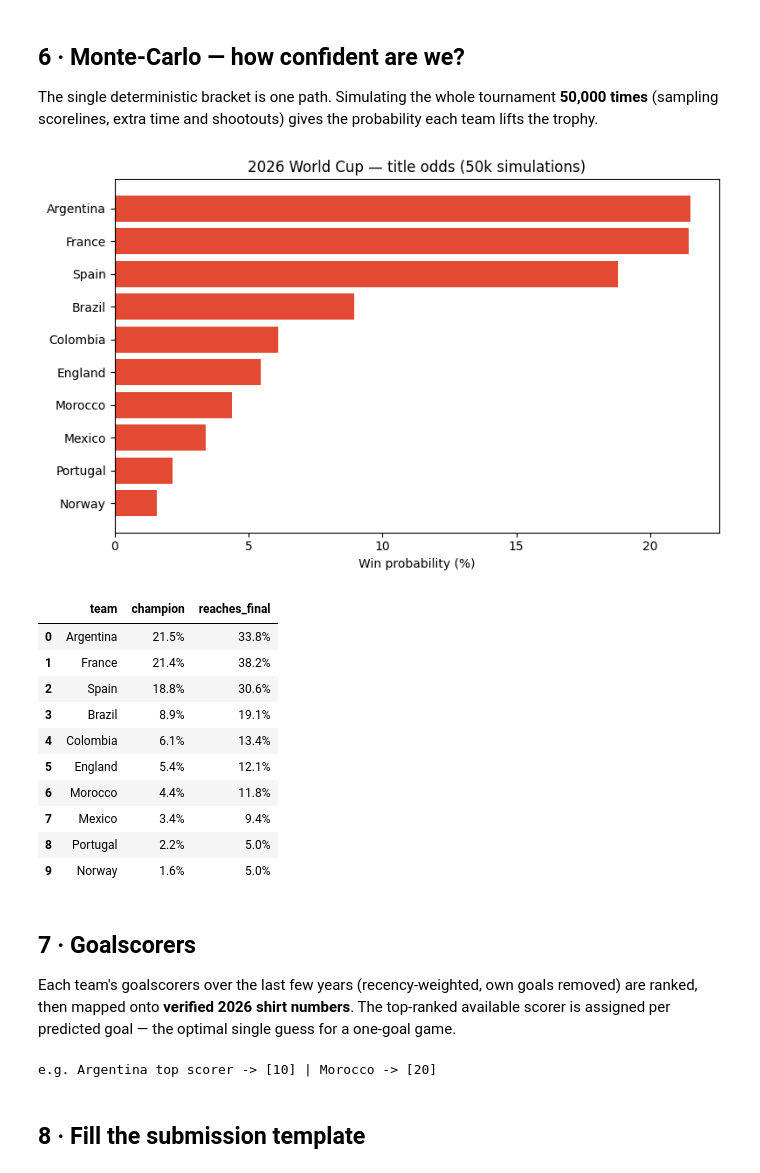
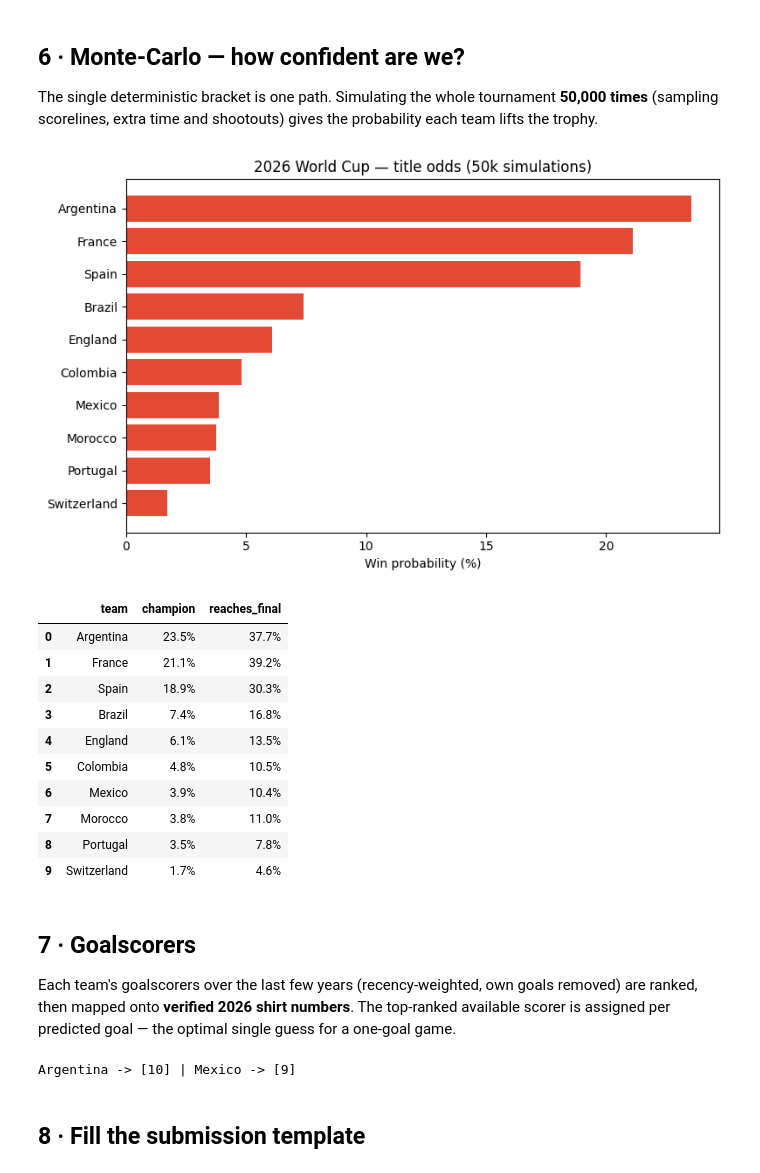
Before and after one commit to nxl49/muFIFA, a Jupyter notebook: notebooks/mufifa_worldcup_2026.ipynb, the cells around one changed output. Saved outputs shown, nothing was run; the diff lists cells and outputs as text; code cells hidden in the pictures.

```diff
--- a/notebooks/mufifa_worldcup_2026.ipynb
+++ b/notebooks/mufifa_worldcup_2026.ipynb
@@ -264,0 +217,27 @@ Locked R32 winners: ['Canada', 'Morocco', 'France', 'Paraguay', 'Norway', 'Brazi
+# %%
+# Actual Round of 16 fixtures (home, away), in official match_id order
+R16_FIXTURES = [
+    ("Canada", "Morocco"),          # R16_001  @ Houston
+    ("Paraguay", "France"),         # R16_002  @ Philadelphia
+    ("Brazil", "Norway"),           # R16_003  @ East Rutherford
+    ("Mexico", "England"),          # R16_004  @ Mexico City  (Mexico host)
+    ("Portugal", "Spain"),          # R16_005  @ Dallas
+    ("United States", "Belgium"),   # R16_006  @ Seattle       (USA host)
+    ("Argentina", "Egypt"),         # R16_007  @ Atlanta
+    ("Switzerland", "Colombia"),    # R16_008  @ Vancouver
+]
+QF_PAIRS   = [(0,1),(2,3),(4,5),(6,7)]   # each QF = winners of these two R16 fixtures
+SF_PAIRS   = [(0,1),(2,3)]                # each SF = winners of these two QFs
+FINAL_PAIR = (0,1); THIRD_PAIR = (0,1)
+MATCH_IDS = {"R16-0":"R16_001","R16-1":"R16_002","R16-2":"R16_003","R16-3":"R16_004",
+             "R16-4":"R16_005","R16-5":"R16_006","R16-6":"R16_007","R16-7":"R16_008",
+             "QF-0":"QF_001","QF-1":"QF_002","QF-2":"QF_003","QF-3":"QF_004",
+             "SF-0":"SF_001","SF-1":"SF_002","Third":"TP_001","Final":"F_001"}
+STAGE_LABEL = {"R16":"Round of 16","QF":"Quarter Final","SF":"Semi Final",
+               "Third":"Third Place Play-off","Final":"Final"}
+
+def host_adv(team, rnd):
+    if team == "United States": return 1.0        # all US knockout games in the USA
+    if team == "Mexico" and rnd == "R16": return 1.0  # Mexico City
+    return 0.0
+print("R16 fixtures:", len(R16_FIXTURES))
@@ -359,47 +319,46 @@ The single deterministic bracket is one path. Simulating the whole tournament **
 # %%
 def sample_result(home, away, rnd, rng):
     lh = expected_goals(beta,(ratings[home]-ratings[away])/100.0, host_adv(home,rnd))
     la = expected_goals(beta,(ratings[away]-ratings[home])/100.0, host_adv(away,rnd))
     hs, as_ = rng.poisson(lh), rng.poisson(la)
     if hs != as_: return home if hs>as_ else away
     hs += rng.poisson(lh/3); as_ += rng.poisson(la/3)
     if hs != as_: return home if hs>as_ else away
     return home if rng.random() < 0.5 + 0.5*(elo_edge_draw(home,away,rnd)-0.5) else away
 
 def monte_carlo(n=50000, seed=42):
     rng = np.random.default_rng(seed); champ={}; final={}
     for _ in range(n):
-        r32w = {m:(R32[m][2] or sample_result(*R32[m][:2],"R32",rng)) for m in R32}
-        r16w = {k:sample_result(r32w[fh],r32w[fa],"R16",rng) for k,(fh,fa) in R16.items()}
-        qfw  = {q:sample_result(r16w[fh],r16w[fa],"QF",rng) for q,(fh,fa) in QF.items()}
-        sfw  = {i:sample_result(qfw[fh],qfw[fa],"SF",rng) for i,(fh,fa) in SF.items()}
-        fh, fa = sfw[FINAL[0]], sfw[FINAL[1]]
+        r16w = [sample_result(h,a,"R16",rng) for h,a in R16_FIXTURES]
+        qfw  = [sample_result(r16w[i],r16w[j],"QF",rng) for i,j in QF_PAIRS]
+        sfw  = [sample_result(qfw[i],qfw[j],"SF",rng) for i,j in SF_PAIRS]
+        fh, fa = sfw[FINAL_PAIR[0]], sfw[FINAL_PAIR[1]]
         final[fh]=final.get(fh,0)+1; final[fa]=final.get(fa,0)+1
         c = sample_result(fh,fa,"Final",rng); champ[c]=champ.get(c,0)+1
     f=lambda d:{k:v/n for k,v in sorted(d.items(),key=lambda x:-x[1])}
     return f(champ), f(final)
 
 champ, final = monte_carlo(50000)
 tt = list(champ.items())[:10][::-1]
 plt.figure(figsize=(8,5))
 plt.barh([t for t,_ in tt], [p*100 for _,p in tt], color="#e34a33")
 plt.xlabel("Win probability (%)"); plt.title("2026 World Cup — title odds (50k simulations)")
 plt.tight_layout(); plt.show()
 pd.DataFrame([{"team":t,"champion":f"{p:.1%}","reaches_final":f"{final.get(t,0):.1%}"}
               for t,p in list(champ.items())[:10]])
 # %% [output]
-[figure, old version]
+[figure, new version]
 |  | team | champion | reaches_final |
-| 0 | Argentina | 21.5% | 33.8% |
-| 1 | France | 21.4% | 38.2% |
-| 2 | Spain | 18.8% | 30.6% |
-| 3 | Brazil | 8.9% | 19.1% |
-| 4 | Colombia | 6.1% | 13.4% |
-| 5 | England | 5.4% | 12.1% |
-| 6 | Morocco | 4.4% | 11.8% |
-| 7 | Mexico | 3.4% | 9.4% |
-| 8 | Portugal | 2.2% | 5.0% |
-| 9 | Norway | 1.6% | 5.0% |
+| 0 | Argentina | 23.5% | 37.7% |
+| 1 | France | 21.1% | 39.2% |
+| 2 | Spain | 18.9% | 30.3% |
+| 3 | Brazil | 7.4% | 16.8% |
+| 4 | England | 6.1% | 13.5% |
+| 5 | Colombia | 4.8% | 10.5% |
+| 6 | Mexico | 3.9% | 10.4% |
+| 7 | Morocco | 3.8% | 11.0% |
+| 8 | Portugal | 3.5% | 7.8% |
+| 9 | Switzerland | 1.7% | 4.6% |
 # %% [markdown]
 ## 7 · Goalscorers
 
@@ -415,7 +374,8 @@ SQUAD_NUMBERS = {
  "England":{"Harry Kane":9,"Jude Bellingham":10,"Bukayo Saka":7},
  "Morocco":{"Ayoub El Kaabi":20,"Brahim Díaz":10,"Achraf Hakimi":2},
  "United States":{"Christian Pulisic":10,"Weston McKennie":8},
- "Colombia":{"Luis Díaz":7,"James Rodríguez":10,"Jhon Córdoba":9}}
+ "Colombia":{"Luis Díaz":7,"James Rodríguez":10,"Jhon Córdoba":9},
+ "Mexico":{"Raúl Jiménez":9,"Santiago Giménez":11}}
 ALIASES = {"Julián Alvarez":"Julián Álvarez","Vinicius Júnior":"Vinícius Júnior","Vinicius Junior":"Vinícius Júnior"}
 
 def scorer_ranking(since="2021-01-01", hl=2.5):
@@ -437,9 +397,9 @@ def pick_scorers(team, n):
     if not chosen and nums: chosen=[sorted(nums.values())[0]]
     while len(chosen)<n and chosen: chosen.append(chosen[0])
     return chosen[:n]
-print("e.g. Argentina top scorer ->", pick_scorers("Argentina",1), "| Morocco ->", pick_scorers("Morocco",1))
+print("Argentina ->", pick_scorers("Argentina",1), "| Mexico ->", pick_scorers("Mexico",1))
 # %% [output]
-e.g. Argentina top scorer -> [10] | Morocco -> [20]
+Argentina -> [10] | Mexico -> [9]
 # %% [markdown]
 ## 8 · Fill the submission template
 # %%
```
Also changed, not shown: parts of 15 cells of this notebook, 10 other files.
